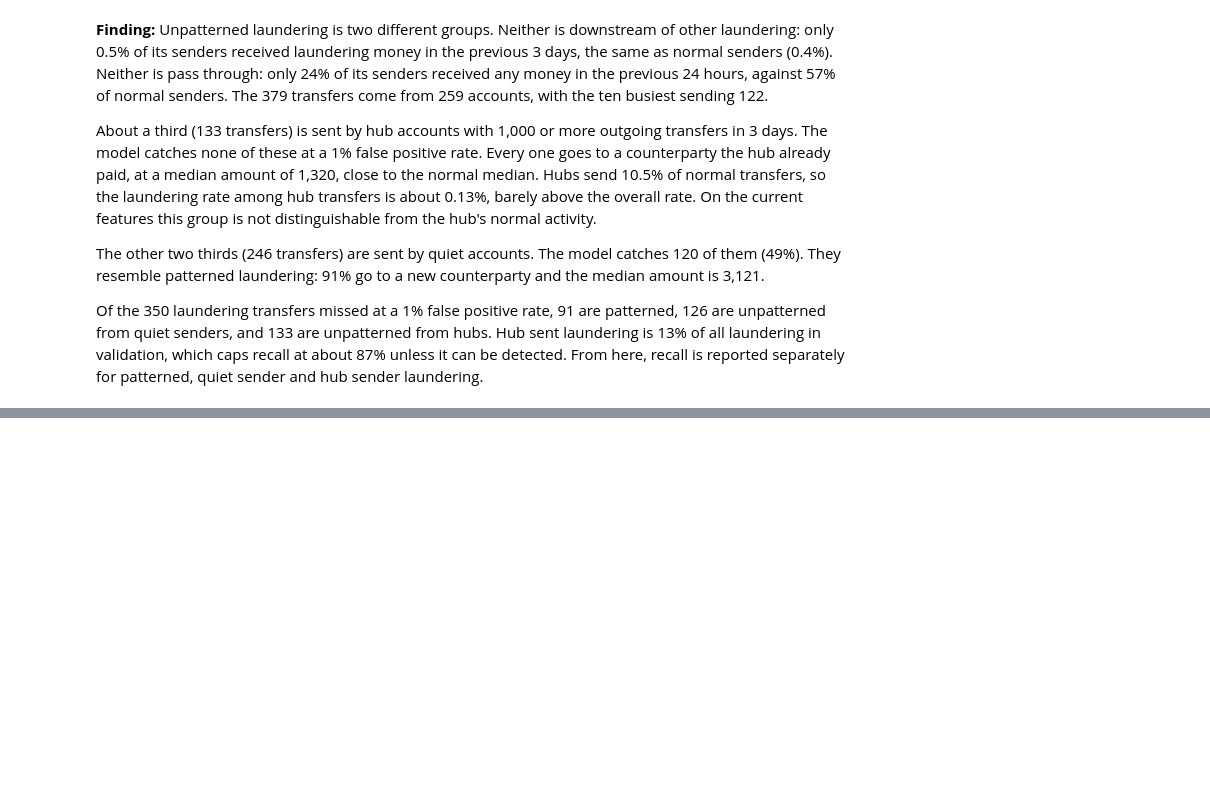
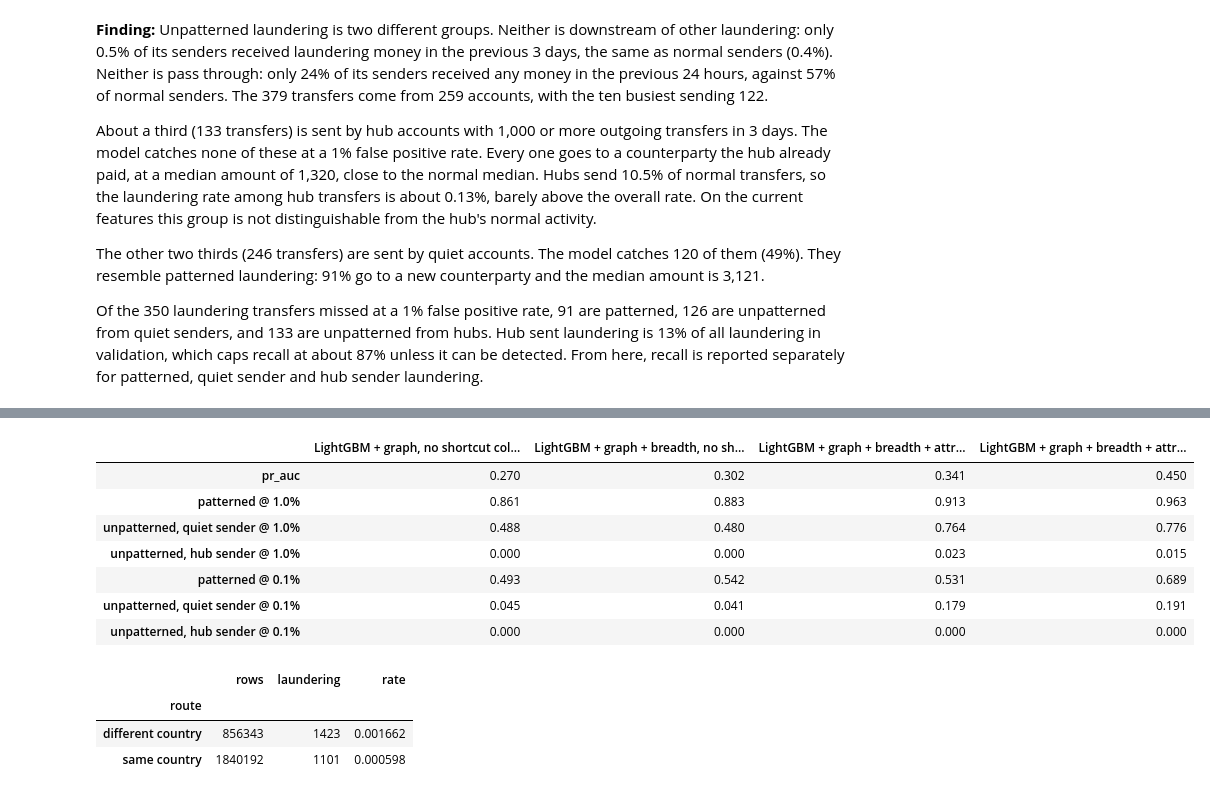
Before and after one commit to sap6011/bank-guard, a Jupyter notebook: notebooks/02_baselines.ipynb, the cells around one changed output, grey strips where cells are left out. Saved outputs shown, nothing was run; the diff lists cells and outputs as text; code cells hidden in the pictures; blank space fills up the shorter version.

```diff
--- a/notebooks/02_baselines.ipynb
+++ b/notebooks/02_baselines.ipynb
@@ -801,0 +1004,36 @@ Of the 350 laundering transfers missed at a 1% false positive rate, 91 are patte
+# %%
+JURISDICTION = ["sender_bank_country", "receiver_bank_country"]
+NO_JURISDICTION = [c for c in ATTRIBUTES if c not in JURISDICTION]
+
+run_gbm("LightGBM + graph + breadth + attributes except bank country, no shortcut columns",
+        X_train_x, X_val_x, False, ALL_NUMERIC + BREADTH + NO_JURISDICTION)
+
+comparison = pd.DataFrame([
+    recall_by_group("LightGBM + graph, no shortcut columns", X_val_g, False, ALL_NUMERIC),
+    recall_by_group("LightGBM + graph + breadth, no shortcut columns",
+                    X_val_x, False, ALL_NUMERIC + BREADTH),
+    recall_by_group("LightGBM + graph + breadth + attributes except bank country, no shortcut columns",
+                    X_val_x, False, ALL_NUMERIC + BREADTH + NO_JURISDICTION),
+    recall_by_group("LightGBM + graph + breadth + attributes, no shortcut columns",
+                    X_val_x, False, ALL_NUMERIC + BREADTH + ATTRIBUTES),
+])
+display(comparison.round(3).T)
+
+t = train.join(A)
+t = t[~t["self_transfer"]]
+t["route"] = np.where(t["sender_bank_country"] == t["receiver_bank_country"],
+                      "same country", "different country")
+t.groupby("route")["is_laundering"].agg(rows="size", laundering="sum", rate="mean")
+# %% [output]
+|  | LightGBM + graph, no shortcut col... | LightGBM + graph + breadth, no sh... | LightGBM + graph + breadth + attr... | LightGBM + graph + breadth + attr... |
+| pr_auc | 0.270 | 0.302 | 0.341 | 0.450 |
+| patterned @ 1.0% | 0.861 | 0.883 | 0.913 | 0.963 |
+| unpatterned, quiet sender @ 1.0% | 0.488 | 0.480 | 0.764 | 0.776 |
+| unpatterned, hub sender @ 1.0% | 0.000 | 0.000 | 0.023 | 0.015 |
+| patterned @ 0.1% | 0.493 | 0.542 | 0.531 | 0.689 |
+| unpatterned, quiet sender @ 0.1% | 0.045 | 0.041 | 0.179 | 0.191 |
+| unpatterned, hub sender @ 0.1% | 0.000 | 0.000 | 0.000 | 0.000 |
+|  | rows | laundering | rate |
+| route |  |  |  |
+| different country | 856343 | 1423 | 0.001662 |
+| same country | 1840192 | 1101 | 0.000598 |
```
Also changed, not shown: parts of 7 cells of this notebook.
